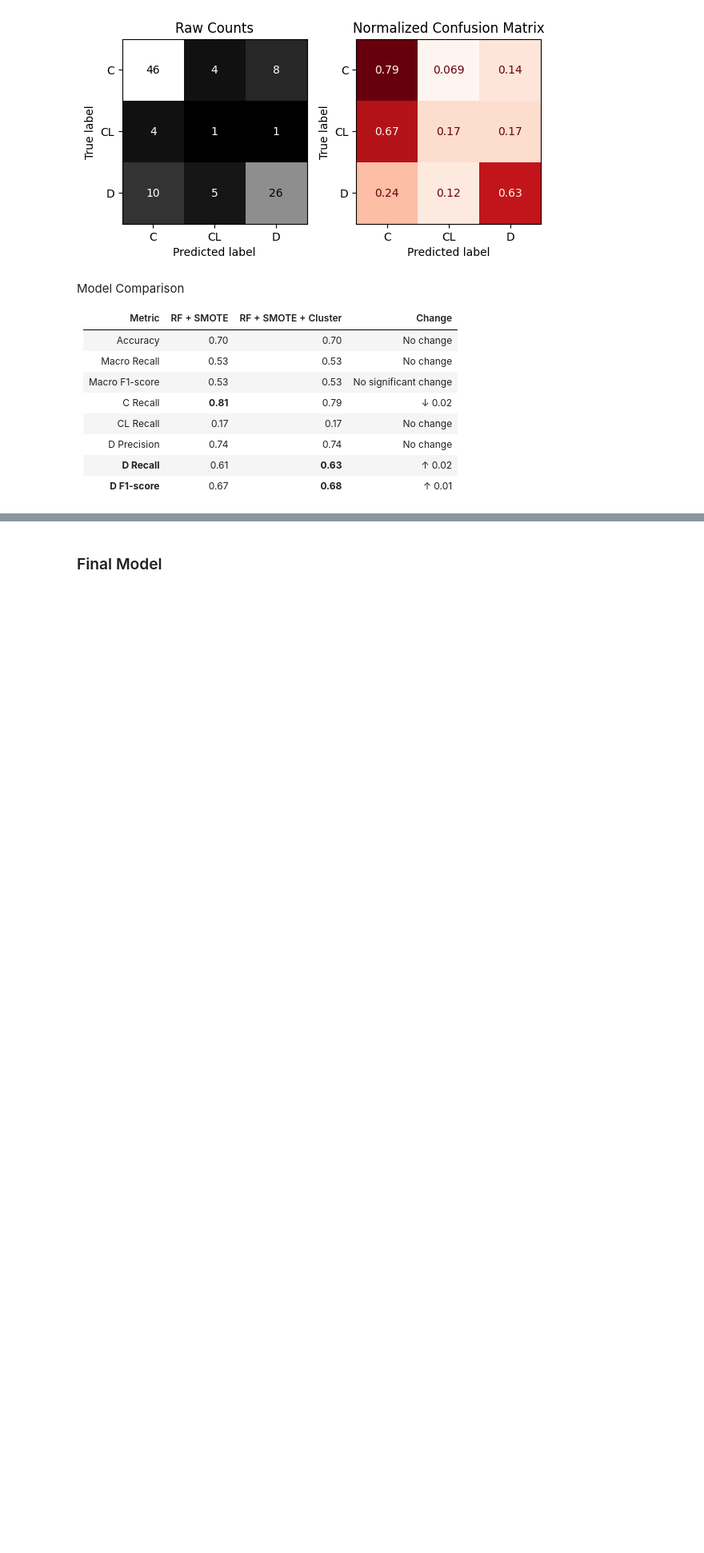
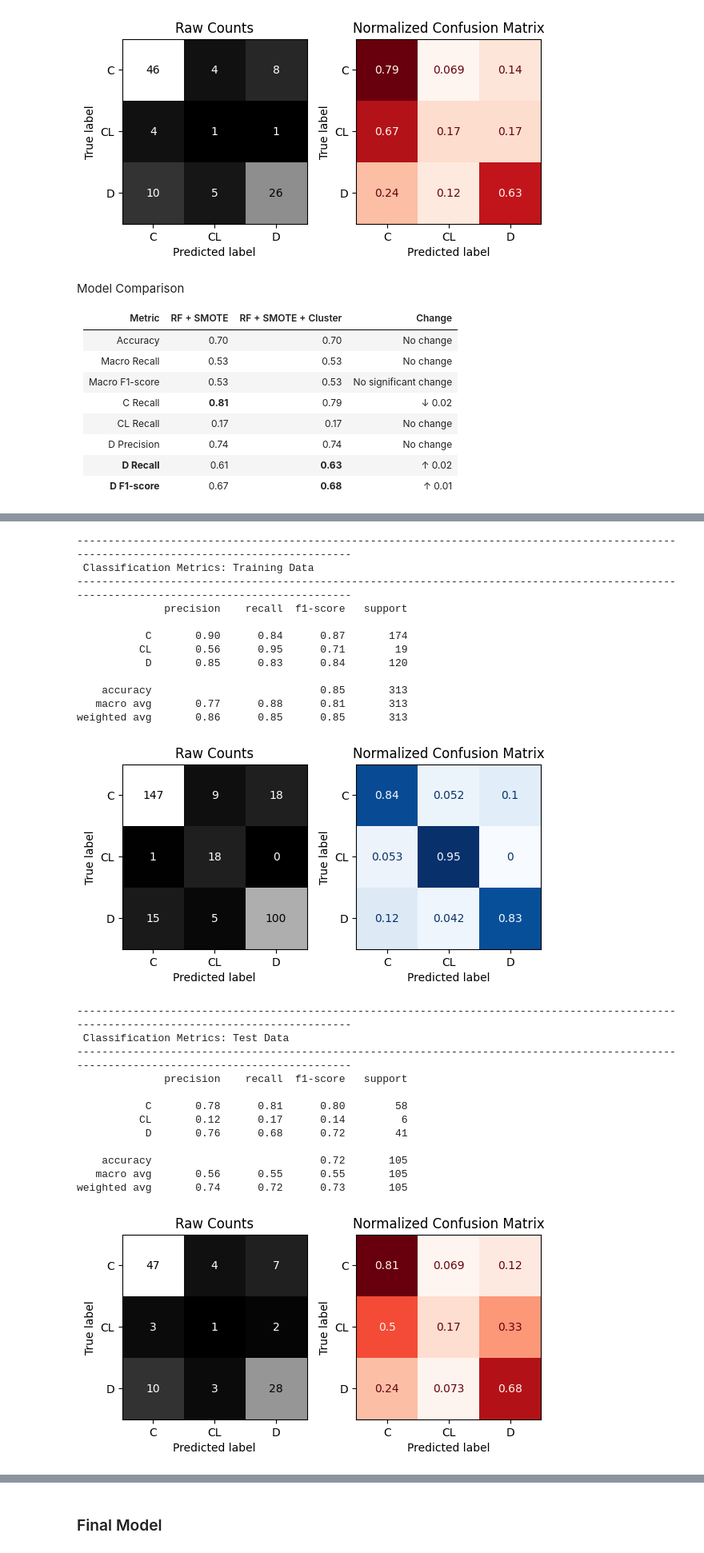
Before and after one commit to swirita/Cirrhosis-Prediction, a Jupyter notebook: Cirrhosis_Prediction.ipynb, the cells around one changed output, grey strips where cells are left out. Shown at 80% size. Drawn from its saved outputs; the diff is of its cells as text; code cells hidden in the pictures; blank space fills up the shorter version.

```diff
--- a/Cirrhosis_Prediction.ipynb
+++ b/Cirrhosis_Prediction.ipynb
@@ -1719,24 +1718,0 @@ Model Comparison
-# %%
-# Embedded feature selection using the tuned Random Forest model
-selector = SelectFromModel(
-    estimator=clone(rf_cluster_final),
-    threshold='median'
-)
-
-# Clone the final tuned model
-final_rf_cluster = clone(rf_cluster_final)
-
-# Final pipeline:
-# preprocessing > feature selection > SMOTE > tuned Random Forest
-final_cluster_pipe = imb_make_pipeline(
-    preprocessor_cluster,
-    selector,
-    SMOTE(random_state=42, k_neighbors=3),
-    final_rf_cluster
-)
-
-# Fit using the cluster datasets
-final_cluster_pipe.fit(X_train_cluster, y_train)
-
-# Evaluate using the cluster datasets
-evaluate_classification(final_cluster_pipe,X_train_cluster,y_train,X_test_cluster,y_test)
@@ -1770 +1719,48 @@ weighted avg       0.73      0.70      0.71       105
+# %%
+selector = SequentialFeatureSelector(
+    estimator=clone(rf_cluster_final),
+    n_features_to_select='auto',
+    tol=0.001,              # stop removing once score would drop by more than this
+    direction='backward',
+    scoring='recall_macro',
+    cv=5,
+    n_jobs=-1
+)
+
+final_cluster_pipe_auto = imb_make_pipeline(
+    preprocessor_cluster,
+    selector,
+    SMOTE(random_state=42, k_neighbors=3),
+    clone(rf_cluster_final)
+)
+
+final_cluster_pipe_auto.fit(X_train_cluster, y_train)
+evaluate_classification(final_cluster_pipe_auto, X_train_cluster, y_train, X_test_cluster, y_test)
+# %% [output]
+--------------------------------------------------------------------------------------------------------------------------------------------
+ Classification Metrics: Training Data
+--------------------------------------------------------------------------------------------------------------------------------------------
+              precision    recall  f1-score   support
+
+           C       0.90      0.84      0.87       174
+          CL       0.56      0.95      0.71        19
+           D       0.85      0.83      0.84       120
+
+    accuracy                           0.85       313
+   macro avg       0.77      0.88      0.81       313
+weighted avg       0.86      0.85      0.85       313
+[figure, added]
+--------------------------------------------------------------------------------------------------------------------------------------------
+ Classification Metrics: Test Data
+--------------------------------------------------------------------------------------------------------------------------------------------
+              precision    recall  f1-score   support
+
+           C       0.78      0.81      0.80        58
+          CL       0.12      0.17      0.14         6
+           D       0.76      0.68      0.72        41
+
+    accuracy                           0.72       105
+   macro avg       0.56      0.55      0.55       105
+weighted avg       0.74      0.72      0.73       105
+[figure, added]
 # %%
```
Also changed, not shown: parts of 11 cells of this notebook.
